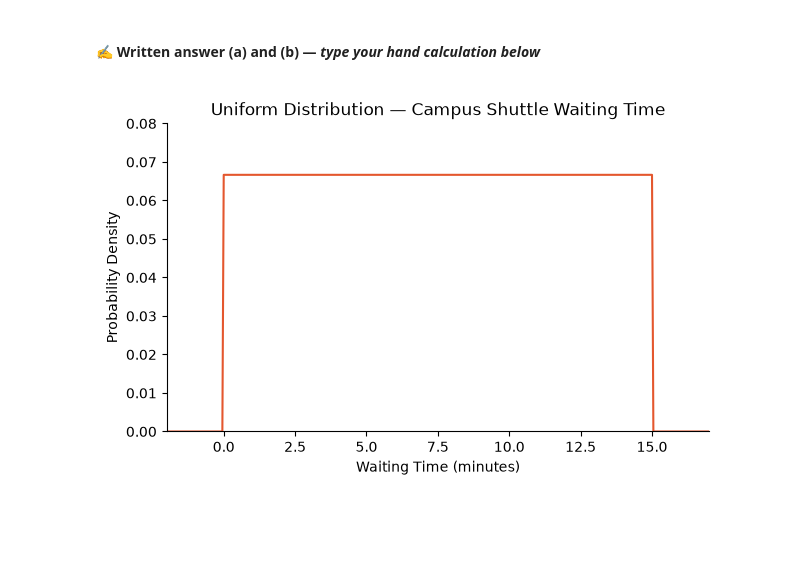
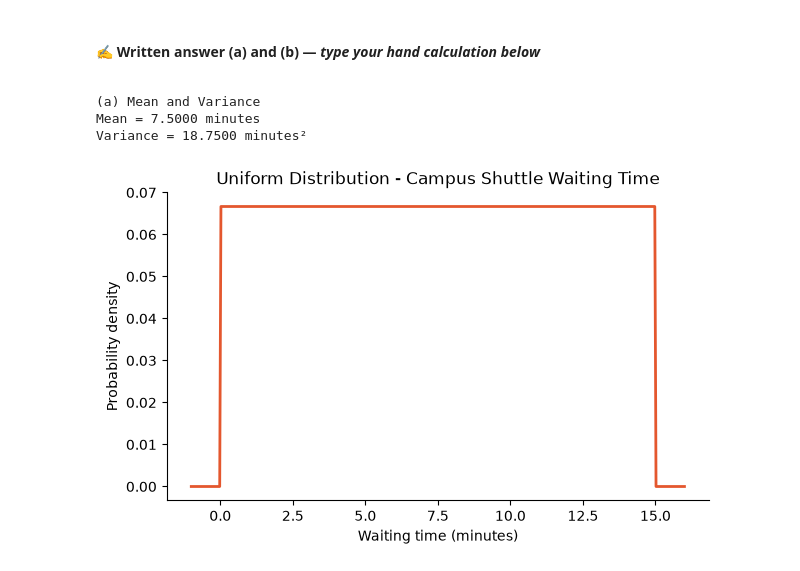
Before and after one commit to ddivya-c/DS-datascience, a Jupyter notebook: LAB 4B/Lab-4-b-Assignment.ipynb, the cells around one changed output. Drawn from its saved outputs; the diff is of its cells as text; code cells hidden in the pictures; blank space fills up the shorter version.

```diff
--- a/LAB 4B/Lab-4-b-Assignment.ipynb
+++ b/LAB 4B/Lab-4-b-Assignment.ipynb
@@ -1077,22 +1146,43 @@ Therefore:
 # %%
 # ✏️ WRITE YOUR CODE HERE
 # ------------------------------------------------------------
 
+# Q9 — Uniform Distribution: Waiting for the Campus Shuttle
+
+# Given
 a = 0
 b = 15
 
-x = np.linspace(-2, 17, 400)
+# (a) Mean
+mean = (a + b) / 2
+
+# Variance
+variance = (b - a) ** 2 / 12
+
+print("(a) Mean and Variance")
+print("Mean =", f"{mean:.4f}", "minutes")
+print("Variance =", f"{variance:.4f}", "minutes²")
+
+# (b) PDF
+x = np.linspace(a - 1, b + 1, 400)
 pdf = stats.uniform.pdf(x, loc=a, scale=b-a)
 
-plt.plot(x, pdf, color=CONTINUOUS_COLOR)
-plt.xlabel("Waiting Time (minutes)")
-plt.ylabel("Probability Density")
-plt.title("Uniform Distribution — Campus Shuttle Waiting Time")
-plt.xlim(-2, 17)
-plt.ylim(0, 0.08)
+# Plot
+plt.plot(
+    x,
+    pdf,
+    color=CONTINUOUS_COLOR,
+    lw=2
+)
+
+plt.xlabel("Waiting time (minutes)")
+plt.ylabel("Probability density")
+plt.title("Uniform Distribution - Campus Shuttle Waiting Time")
+
 plt.show()
-
-
 # ------------------------------------------------------------
 # %% [output]
+(a) Mean and Variance
+Mean = 7.5000 minutes
+Variance = 18.7500 minutes²
-[figure, old version]
+[figure, new version]
```
Also changed, not shown: parts of 23 cells of this notebook, 1 other file.
